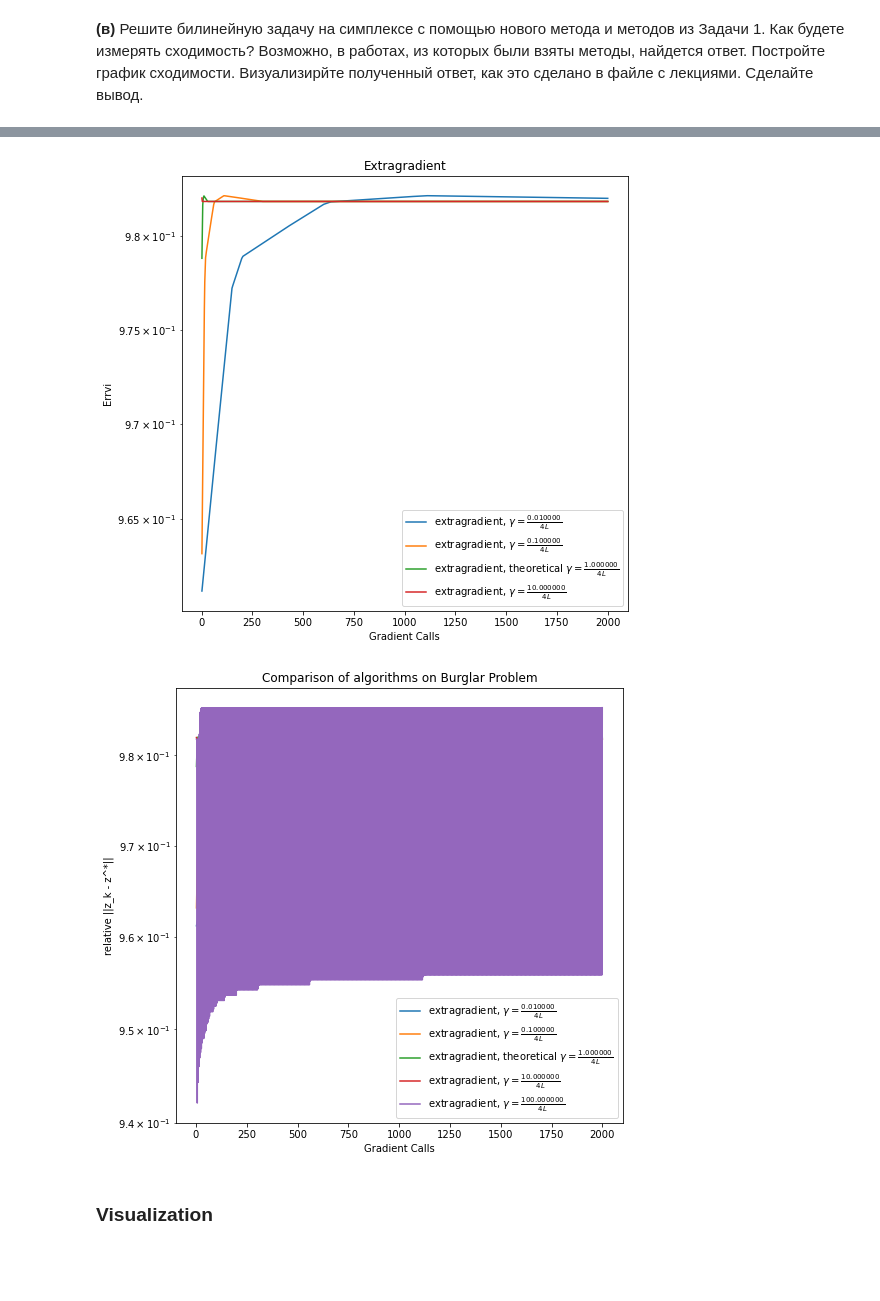
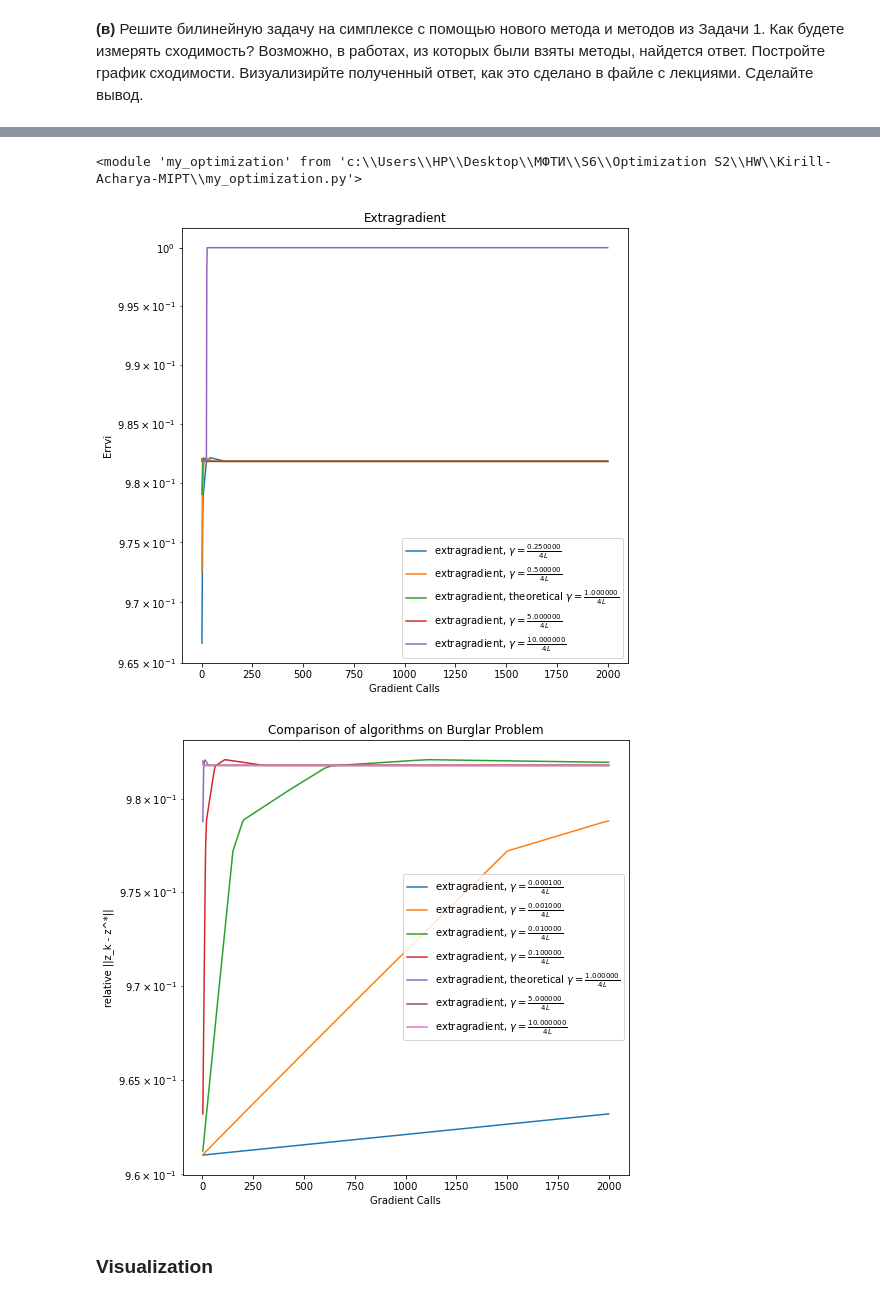
Before and after one commit to k2a07/MIPT-homeworks, a Jupyter notebook: Acharya_Kirill_Optimization_HW_8.ipynb, the cells around one changed output, grey strips where cells are left out. Saved outputs shown, nothing was run; the diff lists cells and outputs as text; code cells hidden in the pictures; blank space fills up the shorter version.

```diff
--- a/Acharya_Kirill_Optimization_HW_8.ipynb
+++ b/Acharya_Kirill_Optimization_HW_8.ipynb
@@ -356,18 +356,18 @@ def simplex_proj(x, args):
     return x_proj
 # %%
 def gamma_gd(k, args): #theoretical lr: c = 1
-    return (args['c'] * args['mu']) / (args['L']**2)
-c_arr = [1, 10, 100, 500, 2500, 10000]
+    return (args['c']) / (args['L']**2) #args['mu'] = 0 so I removed it
+c_arr = [1, 5, 10, 50, 100, 150]
 
 for args['c'] in c_arr:
-    gd = opt.VariatonalOptimizer(f_quad, f_quad_grad_x, f_quad_grad_y, x_0, y_0, gamma_gd, args, n_iter = 1000,
-                                 criterium = 'Errvi', y_lim = 1e-5, z_true = z_true,
+    gd = opt.VariatonalOptimizer(f_quad, f_quad_grad_x, f_quad_grad_y, x_0, y_0, gamma_gd, args, n_iter = n_iter,
+                                 criterium = 'Errvi', y_lim = 1e-5,
                                  projection_activate = True, projection_operator = simplex_proj)
     points_arr, differences_arr, gradient_calls_arr = gd.descent()
 
     x.append(gradient_calls_arr)
     y.append(differences_arr)
     if args['c'] == 1:
-        labels.append(r'var_gd, theoretical $\gamma = \frac{%f * \mu}{L^2}$' % args['c'])
+        labels.append(r'var_gd, theoretical $\gamma = \frac{%f}{L^2}$' % args['c'])
     else:
-        labels.append(r'var_gd, $\gamma = \frac{%f * \mu}{L^2}$' % args['c'])
+        labels.append(r'var_gd, $\gamma = \frac{%f}{L^2}$' % args['c'])
@@ -380,12 +384,17 @@ opt.plot_graphs(x, y, x_label = "Gradient Calls", lines_labels = labels, title =
+# %%
+x, y, labels = [], [], []
+importlib.reload(opt)
+# %% [output]
+<module 'my_optimization' from 'c:\\Users\\HP\\Desktop\\МФТИ\\S6\\Optimization S2\\HW\\Kirill-Acharya-MIPT\\my_optimization.py'>
 # %%
 def gamma_extragradient(k, args): #theoretical lr: c = 1
     return (args['c']) / (4* args['L'])
-c_arr = [0.01, 0.1, 1, 10, 100]
+c_arr = [0.25, 0.5, 1, 5, 10]
 
 for args['c'] in c_arr:
     extragradient = opt.VariatonalOptimizer(f_quad, f_quad_grad_x, f_quad_grad_y, x_0, y_0, gamma_extragradient, args, n_iter = 1000,
-                                 criterium = 'Errvi', y_lim = 1e-5, z_true = z_true,
-                                 projection_activate = True, projection_operator = simplex_proj, extragradient_activate=True)
+                                 criterium = 'Errvi', y_lim = 1e-5, projection_activate = True, projection_operator = simplex_proj,
+                                 extragradient_activate=True)
     points_arr, differences_arr, gradient_calls_arr = extragradient.descent()
 
     x.append(gradient_calls_arr)
@@ -397,15 +406,15 @@ for args['c'] in c_arr:
 # %%
 title = 'Extragradient'
 opt.plot_graphs(x, y, x_label = "Gradient Calls", lines_labels = labels, title = title,
-                logscale = True, criteria_type = "Errvi", specific_slice=[i for i in range(4)])
+                logscale = True, criteria_type = "Errvi")
 # %% [output]
-[figure, old version]
+[figure, new version]
 # %%
 title = 'Comparison of algorithms on Burglar Problem'
 opt.plot_graphs(x, y, x_label = "Gradient Calls", lines_labels = labels, title = title,
-                logscale = True, criteria_type = "relative ||z_k - z^*||")
+                logscale = True, criteria_type = "Errvi", specific_slice = [0, 1, 2, 3, 4, 5, 6])
 # %% [output]
-[figure, old version]
+[figure, new version]
 # %% [markdown]
 ### Visualization
 # %%
```
Also changed, not shown: parts of 2 cells of this notebook, 1 other file.
